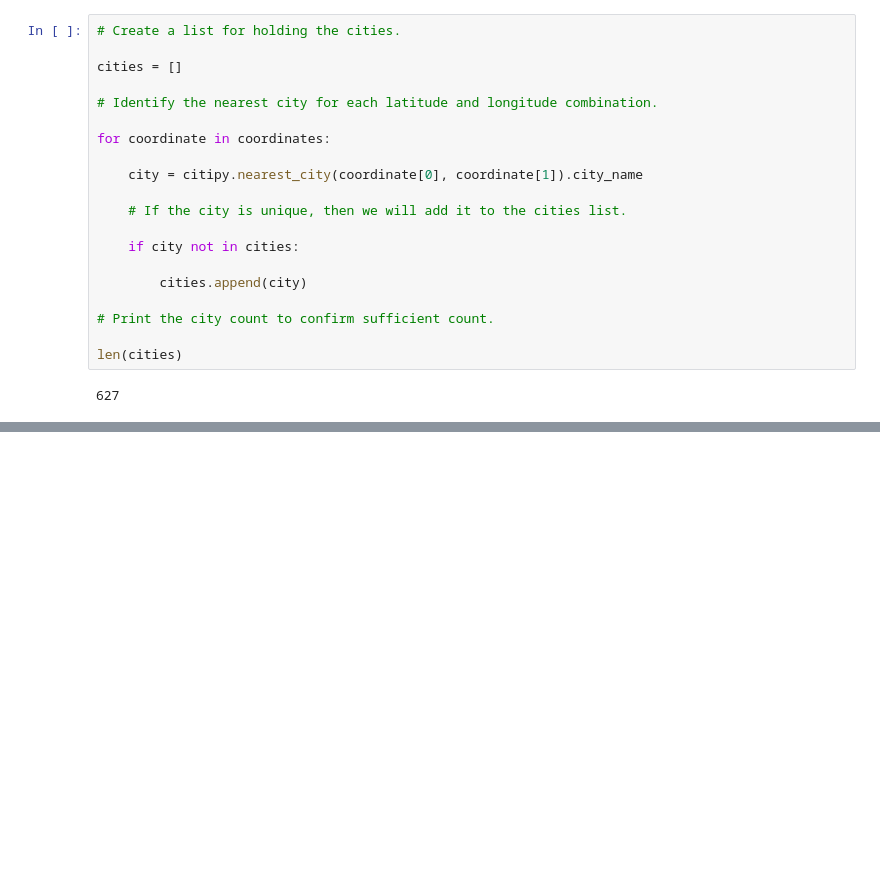
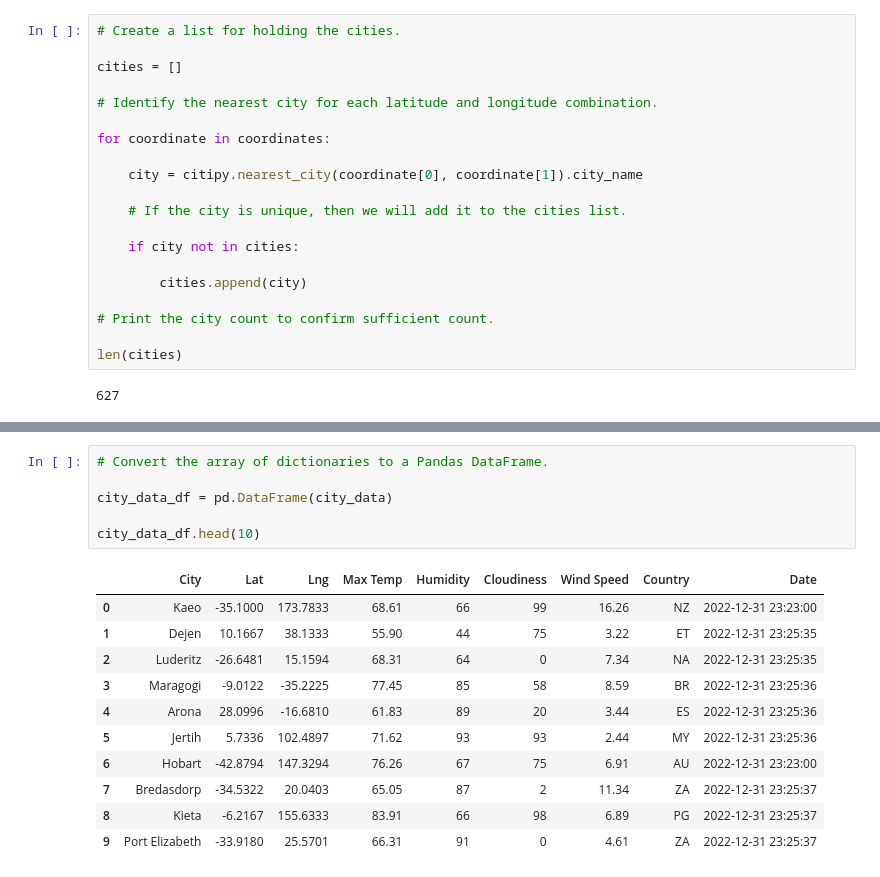
Before and after one commit to Jim-Sotelo/World_Weather_Analysis, a Jupyter notebook: WeatherPy.ipynb, the cells around one changed output, grey strips where cells are left out. Drawn from its saved outputs; the diff is of its cells as text; blank space fills up the shorter version.

```diff
--- a/WeatherPy.ipynb
+++ b/WeatherPy.ipynb
@@ -74,0 +219,18 @@ len(cities)
+# %%
+# Convert the array of dictionaries to a Pandas DataFrame.
+
+city_data_df = pd.DataFrame(city_data)
+
+city_data_df.head(10)
+# %% [output]
+|  | City | Lat | Lng | Max Temp | Humidity | Cloudiness | Wind Speed | Country | Date |
+| 0 | Kaeo | -35.1000 | 173.7833 | 68.61 | 66 | 99 | 16.26 | NZ | 2022-12-31 23:23:00 |
+| 1 | Dejen | 10.1667 | 38.1333 | 55.90 | 44 | 75 | 3.22 | ET | 2022-12-31 23:25:35 |
+| 2 | Luderitz | -26.6481 | 15.1594 | 68.31 | 64 | 0 | 7.34 | NA | 2022-12-31 23:25:35 |
+| 3 | Maragogi | -9.0122 | -35.2225 | 77.45 | 85 | 58 | 8.59 | BR | 2022-12-31 23:25:36 |
+| 4 | Arona | 28.0996 | -16.6810 | 61.83 | 89 | 20 | 3.44 | ES | 2022-12-31 23:25:36 |
+| 5 | Jertih | 5.7336 | 102.4897 | 71.62 | 93 | 93 | 2.44 | MY | 2022-12-31 23:25:36 |
+| 6 | Hobart | -42.8794 | 147.3294 | 76.26 | 67 | 75 | 6.91 | AU | 2022-12-31 23:23:00 |
+| 7 | Bredasdorp | -34.5322 | 20.0403 | 65.05 | 87 | 2 | 11.34 | ZA | 2022-12-31 23:25:37 |
+| 8 | Kieta | -6.2167 | 155.6333 | 83.91 | 66 | 98 | 6.89 | PG | 2022-12-31 23:25:37 |
+| 9 | Port Elizabeth | -33.9180 | 25.5701 | 66.31 | 91 | 0 | 4.61 | ZA | 2022-12-31 23:25:37 |
```
Also changed, not shown: parts of 6 cells of this notebook, 3 other files.
